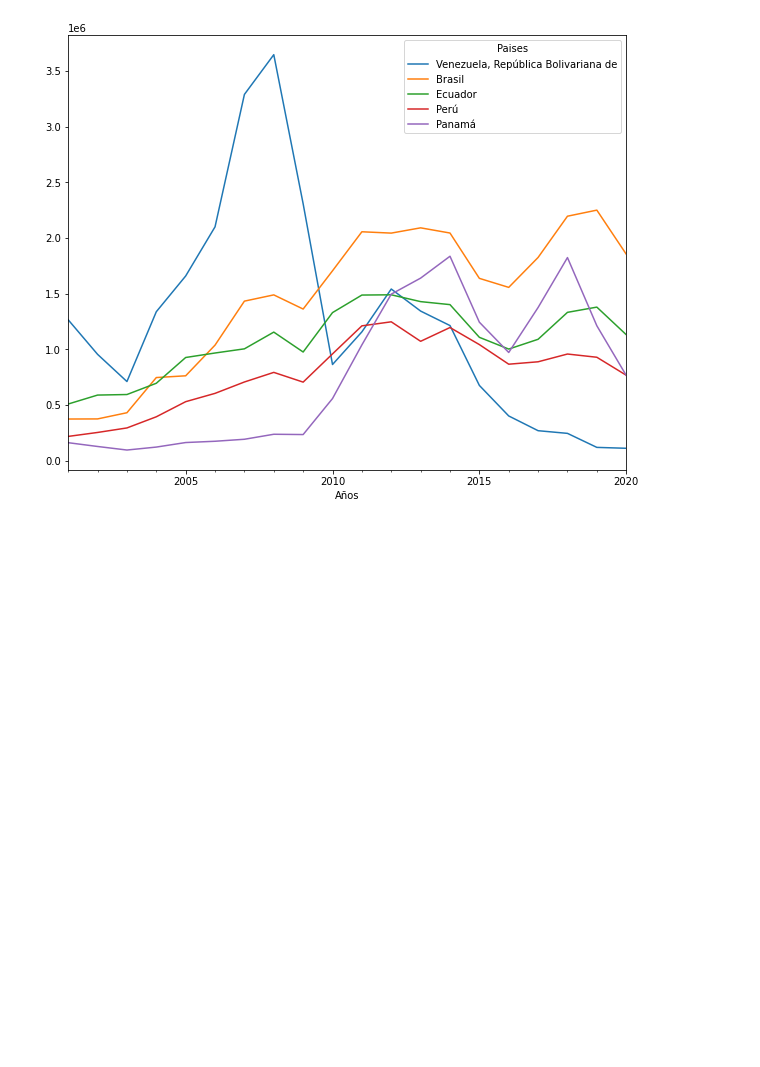
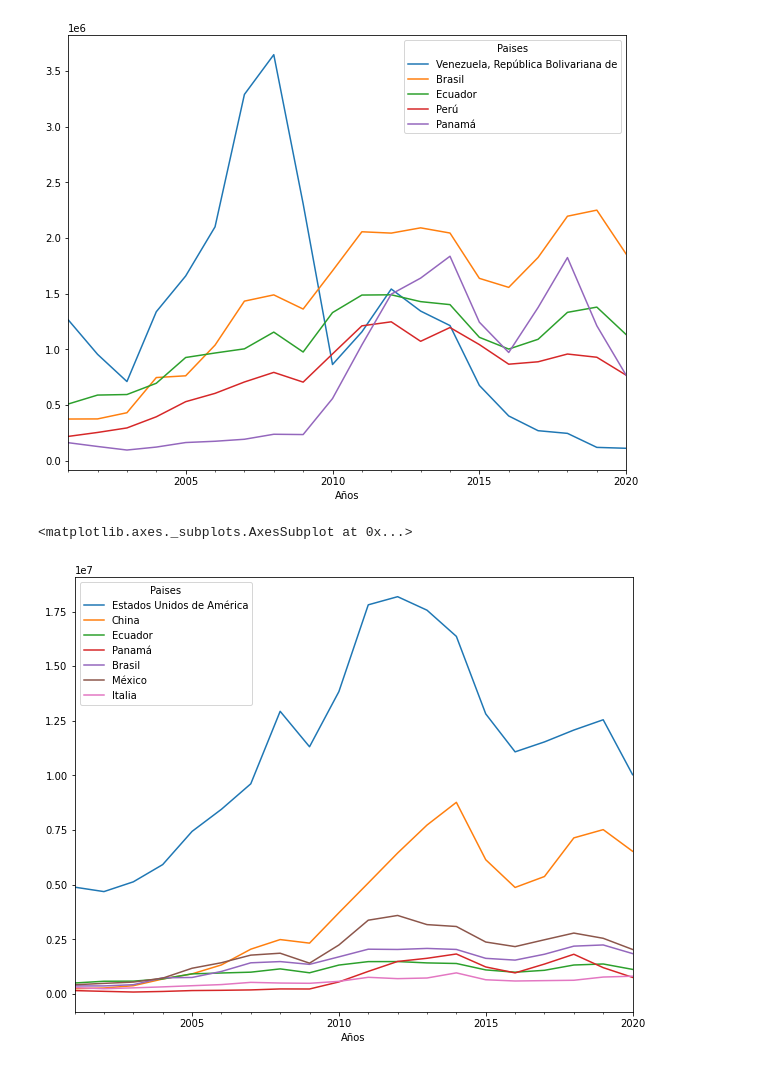
Before and after one commit to LuchoValr/Semillero, a Jupyter notebook: Proyecto_semillero_Avance1.ipynb, the cells around one changed output. Drawn from its saved outputs; the diff is of its cells as text; code cells hidden in the pictures; blank space fills up the shorter version.

```diff
--- a/Proyecto_semillero_Avance1.ipynb
+++ b/Proyecto_semillero_Avance1.ipynb
@@ -153,3 +153,12 @@ st3
 # %% [output]
 <matplotlib.axes._subplots.AxesSubplot at 0x...>
 [figure]
+# %%
+imp_partners=M2[M2.Paises.isin(['Estados Unidos de América', 'China', 'Panamá', 'Ecuador','Brasil','México','Italia'])].copy()
+imp_partners['Años'] = pd.to_datetime(imp_partners['Años'])
+imp_partners2=imp_partners.pivot_table(index='Años',columns='Paises',values='Valor')
+st4 = imp_partners2[['Estados Unidos de América','China','Ecuador','Panamá','Brasil','México','Italia']].plot(figsize=(10, 8))
+st4
+# %% [output]
+<matplotlib.axes._subplots.AxesSubplot at 0x...>
+[figure, added]
```
